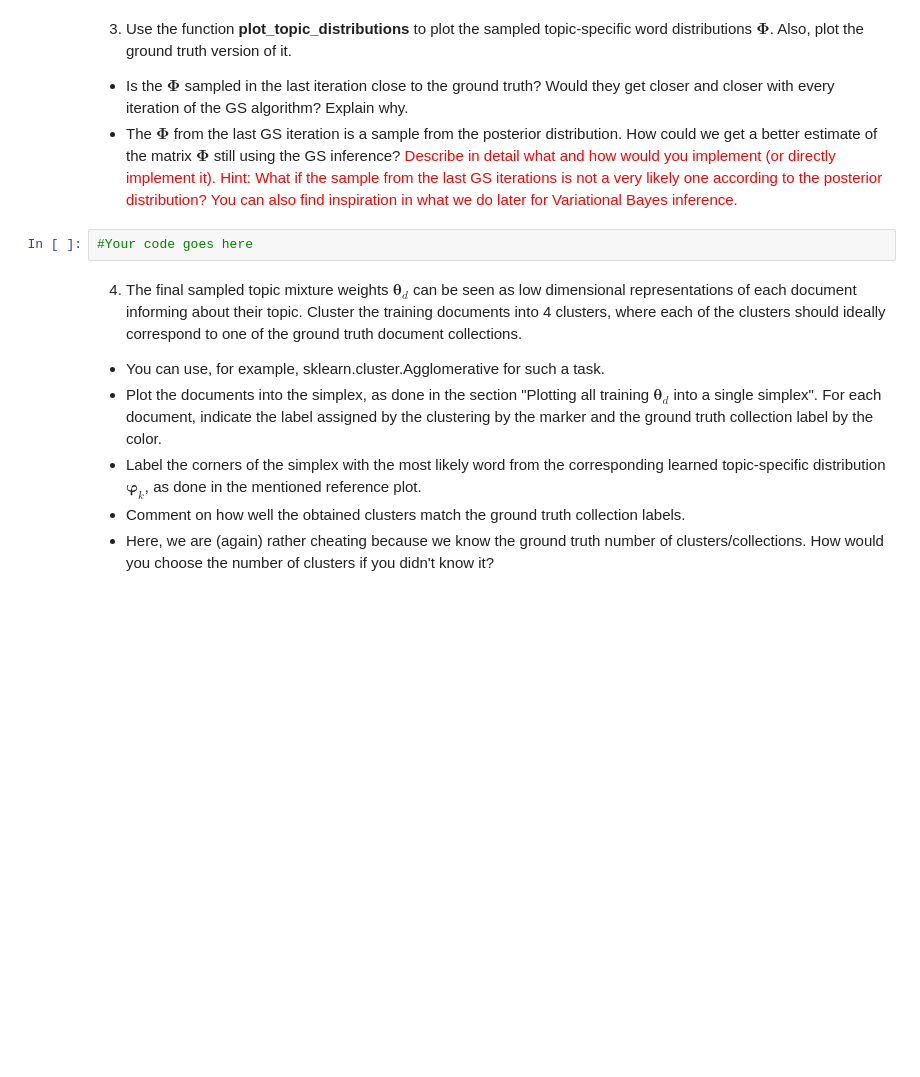
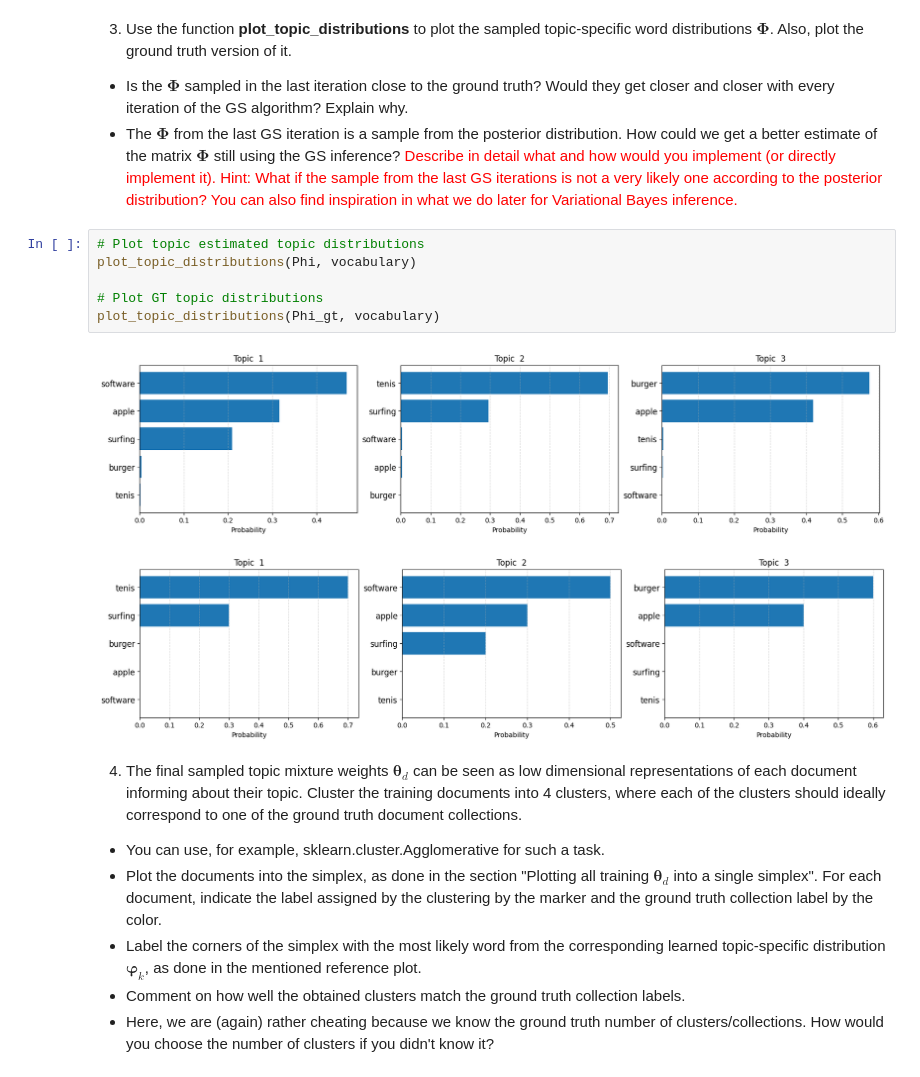
Before and after one commit to TomasBeranek/but-baya-project, a Jupyter notebook: BAYa_Assignment2022.ipynb, the cells around one changed output. Drawn from its saved outputs; the diff is of its cells as text; blank space fills up the shorter version.

```diff
--- a/BAYa_Assignment2022.ipynb
+++ b/BAYa_Assignment2022.ipynb
@@ -319,8 +331,15 @@ for i in range(gs_iterations):
 3. Use the function **plot_topic_distributions** to plot the sampled topic-specific word distributions $\boldsymbol{\Phi}$. Also, plot the ground truth version of it.
  * Is the $\boldsymbol{\Phi}$ sampled in the last iteration close to the ground truth? Would they get closer and closer with every iteration of the GS algorithm? Explain why.
  * The $\boldsymbol{\Phi}$ from the last GS iteration is a sample from the posterior distribution. How could we get a better estimate of the matrix $\boldsymbol{\Phi}$ still using the GS inference? <span style="color:red"> Describe in detail what and how would you implement (or directly implement it). Hint: What if the sample from the last GS iterations is not a very likely one according to the posterior distribution? You can also find inspiration in what we do later for Variational Bayes inference.</span>
-# %%
-#Your code goes here
+# %%
+# Plot topic estimated topic distributions
+plot_topic_distributions(Phi, vocabulary)
+
+# Plot GT topic distributions
+plot_topic_distributions(Phi_gt, vocabulary)
+# %% [output]
+[figure, added]
+[figure, added]
 # %% [markdown]
 4. The final sampled topic mixture weights $\boldsymbol{\theta}_d$ can be seen as low dimensional representations of each document informing about their topic. Cluster the training documents into 4 clusters, where each of the clusters should ideally correspond to one of the ground truth document collections.
  * You can use, for example, sklearn.cluster.Agglomerative for such a task.
```
Also changed, not shown: parts of 11 cells of this notebook.
